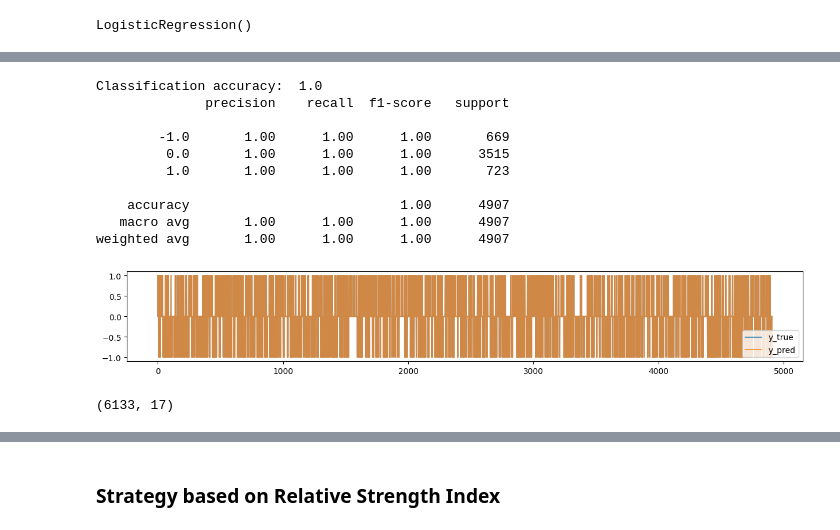
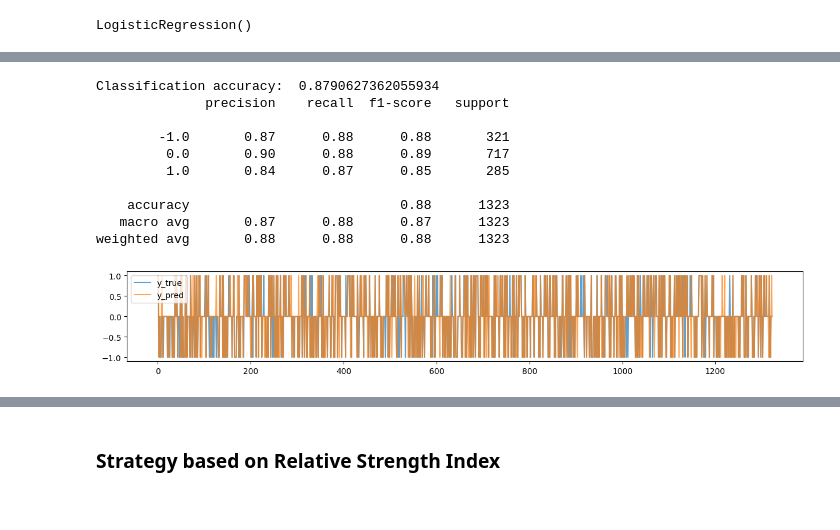
Before and after one commit to benricok/hackathonn23, a Jupyter notebook: testing/darren/model.ipynb, the cells around one changed output, grey strips where cells are left out. Cells and saved outputs as stored; diff of their text form; code cells hidden in the pictures.

```diff
--- a/testing/darren/model.ipynb
+++ b/testing/darren/model.ipynb
@@ -95,6 +97,7 @@ def BBANDS(data, n_lookback, n_std):
 ### Create features
 # %%
 from feature_engine.timeseries.forecasting import LagFeatures
+import numpy as np
 
 data.columns = ['Open','High','Low','Close','Volume']
 rsi = RSI(data.Close, 168)
@@ -122,7 +125,22 @@ data['X_MOM'] = data.Close.pct_change(periods=2)
 data['X_BB_upper'] = (upper - data.Close) / data.Close
 data['X_BB_lower'] = (lower - data.Close) / data.Close
 data['X_BB_width'] = (upper - lower) / data.Close
-data['X_Sentiment'] = ~data.index.to_series().between('2017-09-27', '2017-12-14')
+
+day = 24
+month = 30 * day
+year = (365.2425) * day
+
+data['X_Day_Sin'] = np.sin(data.index.hour * (2 * np.pi / day))
+data['X_Day_Cos'] = np.cos(data.index.hour * (2 * np.pi / day))
+data['X_Day_Tan'] = np.tan(data.index.hour * (2 * np.pi / day))
+
+data['X_Day_Sin'] = np.sin(data.index.day * (2 * np.pi / month))
+data['X_Day_Cos'] = np.cos(data.index.day * (2 * np.pi / month))
+data['X_Day_Tan'] = np.tan(data.index.day * (2 * np.pi / month))
+
+data['X_Year_Sin'] = np.sin(data.index.dayofyear * (2 * np.pi / year))
+data['X_Year_Cos'] = np.cos(data.index.dayofyear * (2 * np.pi / year))
+data['X_Year_Tan'] = np.tan(data.index.dayofyear * (2 * np.pi / year))
 
 # Some datetime features for good measure
 data['X_day'] = data.index.dayofweek
@@ -235,14 +236,14 @@ def get_clean_Xy(df):
 # %% [markdown]
 ### Test model
 # %%
-column_names = tuple(data.columns)
+column_names = tuple(data.columns[5:])
 # %%
 from sklearn.neighbors import KNeighborsClassifier
 from sklearn.tree import DecisionTreeClassifier
-from sklearn.metrics import classification_report
+import xgboost as xgb
+from sklearn.preprocessing import LabelEncoder
+from sklearn.metrics import classification_report, log_loss
 from sklearn.model_selection import train_test_split
 
-
-
 X, y = get_clean_Xy(data)
-X_train, X_test, y_train, y_test = train_test_split(X, y, test_size = .8, random_state=0)
+X_train, X_test, y_train, y_test = train_test_split(X, y, test_size = .2, random_state=0)
@@ -349,2 +337,4 @@ plt.show()
 # %%
-new_data = data.drop(['Open','X'])
+new_data = data.drop(sorted_feature_names[8:], axis='columns')
+
+new_data
@@ -351,30 +355,30 @@ new_data = data.drop(['Open','X'])
 # %%
-
-
+X, y = get_clean_Xy(new_data)
+X_train, X_test, y_train, y_test = train_test_split(X, y, test_size = .2, random_state=0)
 
 model = DecisionTreeClassifier()
-#pd.DataFrame(X)
-model.fit(X,y)
+
+#pd.DataFrame(X)X_test = X_test.drop(['Open','X_DELTA_SMA10', 'X_SMA20', 'X_SMA10', 'X_SMA5', 'X_DELTA_SO14', 'X_SMA50', 'X_BB_upper'], axis='columns')
+model.fit(X_train,y_train)
+
 y_pred = model.predict(X_test)
 #_ = pd.DataFrame({'y_true': y_test, 'y_pred': y_pred}).plot(figsize=(15, 2), alpha=.7)
 
 print('Classification accuracy: ', np.mean(y_test == y_pred))
+
 print(classification_report(y_test, y_pred))
+#print(log_loss(y_test, y_pred, labels=['Sell', 'None', 'Buy']))
 
 _ = pd.DataFrame({'y_true': y_test, 'y_pred': y_pred}).plot(figsize=(15, 2), alpha=.7)
 # %% [output]
-Classification accuracy:  1.0
+Classification accuracy:  0.8790627362055934
               precision    recall  f1-score   support
 
-        -1.0       1.00      1.00      1.00       669
-         0.0       1.00      1.00      1.00      3515
-         1.0       1.00      1.00      1.00       723
+        -1.0       0.87      0.88      0.88       321
+         0.0       0.90      0.88      0.89       717
+         1.0       0.84      0.87      0.85       285
 
-    accuracy                           1.00      4907
-   macro avg       1.00      1.00      1.00      4907
-weighted avg       1.00      1.00      1.00      4907
+    accuracy                           0.88      1323
+   macro avg       0.87      0.88      0.87      1323
+weighted avg       0.88      0.88      0.88      1323
-[figure, old version]
+[figure, new version]
-# %%
-X.shape
-# %% [output]
-(6133, 17)
```
Also changed, not shown: parts of 22 cells of this notebook, 2 other files.
